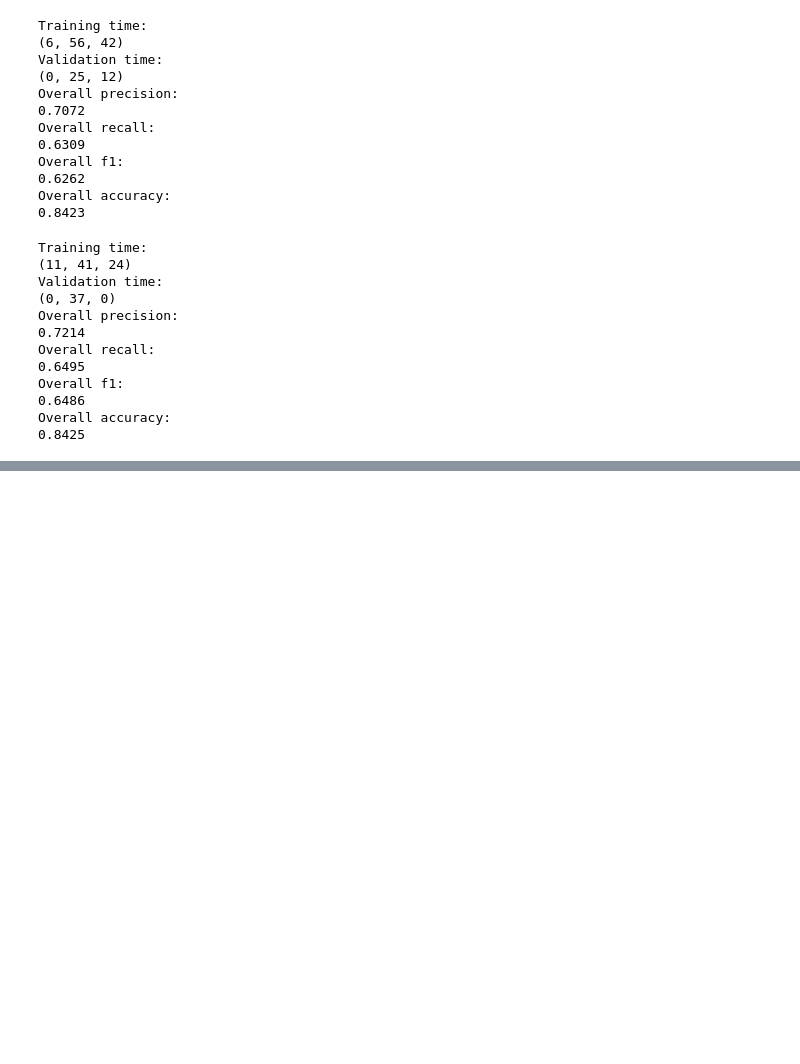
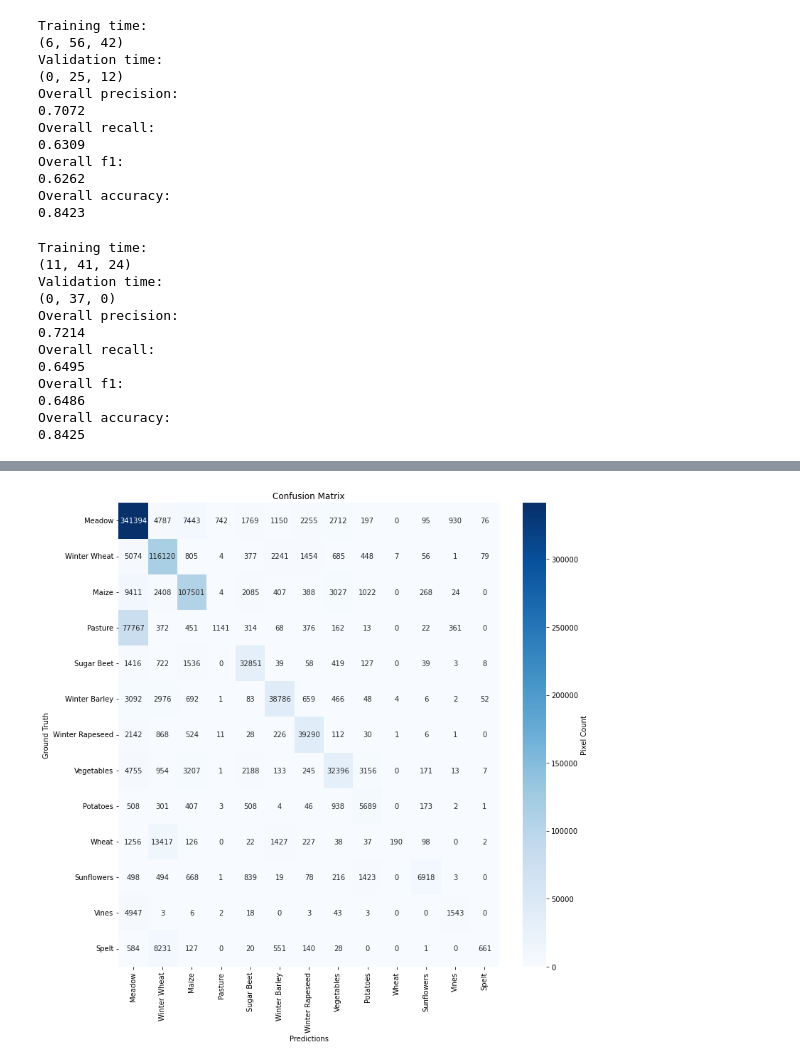
Before and after one commit to janikbaumer/2021_ImageInterpretation, a Jupyter notebook: Lab03/code/Lab3Evaluation.ipynb, the cells around one changed output, grey strips where cells are left out. Cells and saved outputs as stored; diff of their text form; code cells hidden in the pictures; blank space fills up the shorter version.

```diff
--- a/Lab03/code/Lab3Evaluation.ipynb
+++ b/Lab03/code/Lab3Evaluation.ipynb
@@ -237,0 +332,7 @@ Overall accuracy:
+# %%
+plt.figure(figsize=(12, 12))
+ax = sns.heatmap(BestLSTMcm, annot=True, fmt='g', cmap='Blues', xticklabels=labels, yticklabels=labels, cbar_kws={'label': 'Pixel Count'})
+ax.set(title ='Confusion Matrix', xlabel='Predictions', ylabel='Ground Truth')
+plt.show()
+# %% [output]
+[figure, added]
```
Also changed, not shown: parts of 8 cells of this notebook.
